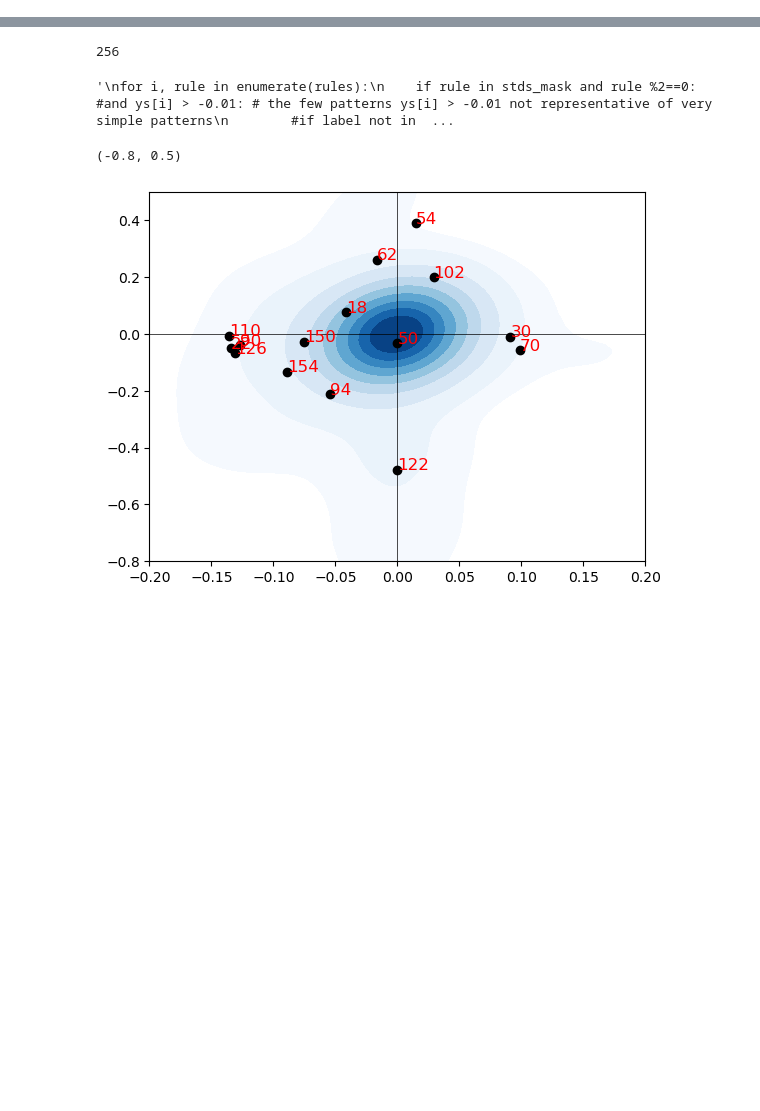
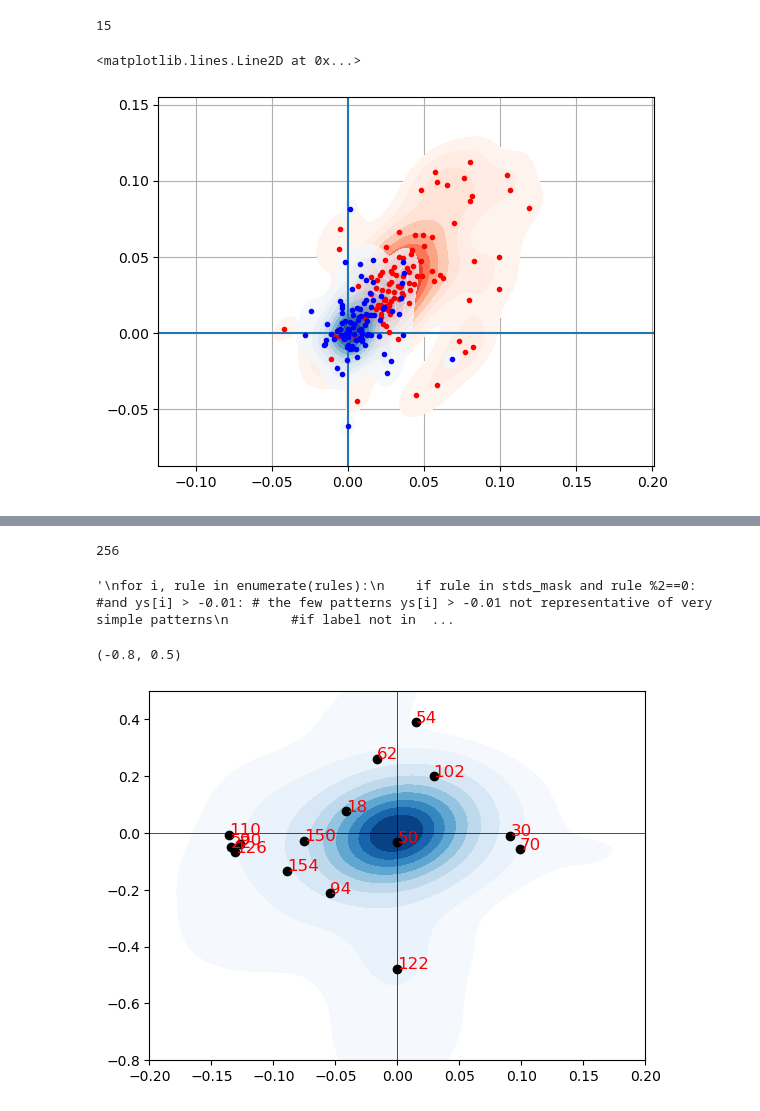
Before and after one commit to Cpetak/CA_GRN2, a Jupyter notebook: variable_maxave.ipynb, the cells around one changed output, grey strips where cells are left out. Drawn from its saved outputs; the diff is of its cells as text; code cells hidden in the pictures; blank space fills up the shorter version.

```diff
--- a/variable_maxave.ipynb
+++ b/variable_maxave.ipynb
@@ -11,0 +88,53 @@ from scipy import stats
+# %%
+root1="~/scratch/non_detailed_save/extra_inputs/"
+root2="~/scratch/non_detailed_save/"
+root3="~/scratch/detailed_save/"
+season_len = 300
+seed_intss = [[69904,149796],[4147842,1238860],[1677032,1410667],[2607162,1754028],[286634,159689],[2961036,153075],[3430997,2634107]]
+metric = "maxfits"
+num_reps = 15
+
+maxxs = []
+maxys = []
+rules = [22, 126, 154, 18, 122, 70,54,94,30,50,62,110,90,150,102]
+
+print(len(rules))
+
+max_pss=[]
+for idx, seed_ints in enumerate(seed_intss):
+    for rule in rules:
+        if idx == 0:
+            root=root3
+        elif idx == 1:
+            root=root2
+        else:
+            root=root1
+        vari_maxs, env1_maxs, env2_maxs=helper.get_fits([rule,rule], seed_ints, metric, root, season_len, num_reps, id_start = 0)
+        vari_maxs=[v[:9600] for v in vari_maxs]
+        env1_maxs=[v[:9600] for v in env1_maxs]
+        env2_maxs=[v[:9600] for v in env2_maxs]
+        if metric == "geno_stds":
+            vari_maxs=[v[9000:] for v in vari_maxs]
+            env1_maxs=[v[9000:] for v in env1_maxs]
+            env2_maxs=[v[9000:] for v in env2_maxs]
+        d,c,ps,lists = helper.scatter_value(vari_maxs, env1_maxs, env2_maxs, season_len=300)
+        max_pss.append(ps)
+        maxxs.append(d[0])
+        maxys.append(d[1])
+# %% [output]
+15
+# %%
+plt.plot(avexs,aveys,".",color="red",zorder=3)
+sns.kdeplot(x=avexs, y=aveys, cmap="Reds", fill=True, thresh=0.05,zorder=2, edgecolor="black")
+plt.plot(maxxs,maxys,".",color="blue",zorder=3)
+sns.kdeplot(x=maxxs, y=maxys, cmap="Blues", fill=True, thresh=0.05,alpha=0.8,zorder=2)
+#sns.kdeplot(x=maxxs, y=maxys, color="black", fill=False, thresh=0.1,alpha=0.8,zorder=3, lw=0.5)
+
+
+plt.axis("equal")
+plt.grid()
+plt.axvline(0)
+plt.axhline(0)
+# %% [output]
+<matplotlib.lines.Line2D at 0x...>
+[figure, added]
```
Also changed, not shown: parts of 19 cells of this notebook, 10 other files.
